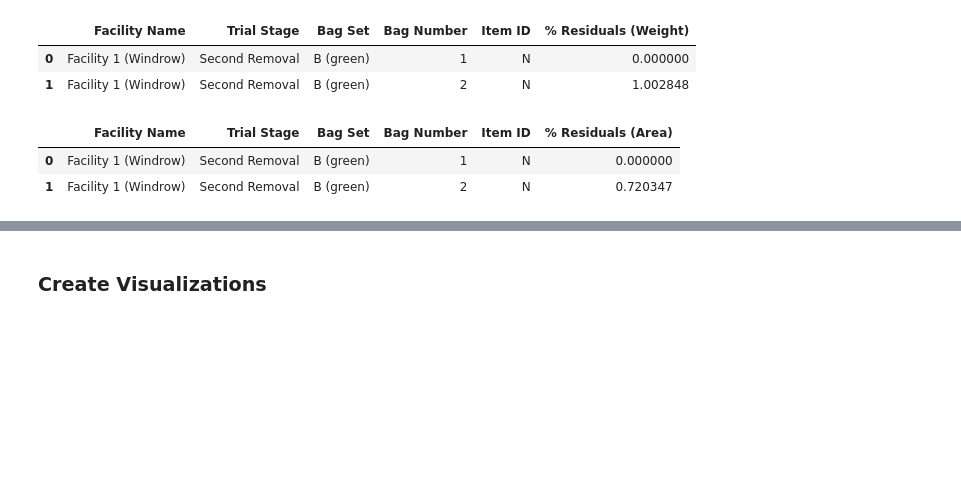
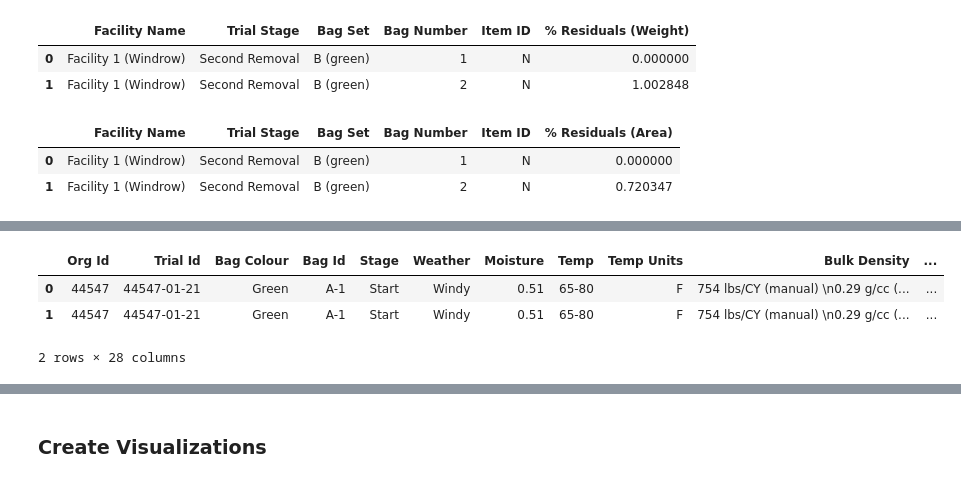
Before and after one commit to uchicago-dsi/compostable-disintegration-analysis, a Jupyter notebook: notebooks/february-visualizations.ipynb, the cells around one changed output, grey strips where cells are left out. Cells and saved outputs as stored; diff of their text form; code cells hidden in the pictures; blank space fills up the shorter version.

```diff
--- a/notebooks/february-visualizations.ipynb
+++ b/notebooks/february-visualizations.ipynb
@@ -165,0 +458,3 @@ joined.head(2)
+# %%
+items_casp004 = pd.read_excel(FILEPATH_PDF, sheet_name=2)
+items_casp004.head(2)
@@ -165,0 +465,3 @@ joined.head(2)
+# %%
+items_casp004 = items_casp004.drop_duplicates(subset=['Product Name'])
+items_casp004.head(2)
@@ -165,0 +472,3 @@ joined.head(2)
+# %%
+casp004_weights = items_casp004.set_index('Product Name')['Weight (average)'].to_dict()
+casp004_weights
@@ -165,0 +503,8 @@ joined.head(2)
+# %%
+observations_casp004['Start Weight'] = observations_casp004['Product Name'].map(casp004_weights)
+observations_casp004.head(2)
+# %% [output]
+|  | Org Id | Trial Id | Bag Colour | Bag Id | Stage | Weather | Moisture | Temp | Temp Units | Bulk Density | ... |
+| 0 | 44547 | 44547-01-21 | Green | A-1 | Start | Windy | 0.51 | 65-80 | F | 754 lbs/CY (manual) \n0.29 g/cc (... | ... |
+| 1 | 44547 | 44547-01-21 | Green | A-1 | Start | Windy | 0.51 | 65-80 | F | 754 lbs/CY (manual) \n0.29 g/cc (... | ... |
+2 rows × 28 columns
```
Also changed, not shown: parts of 106 cells of this notebook.
